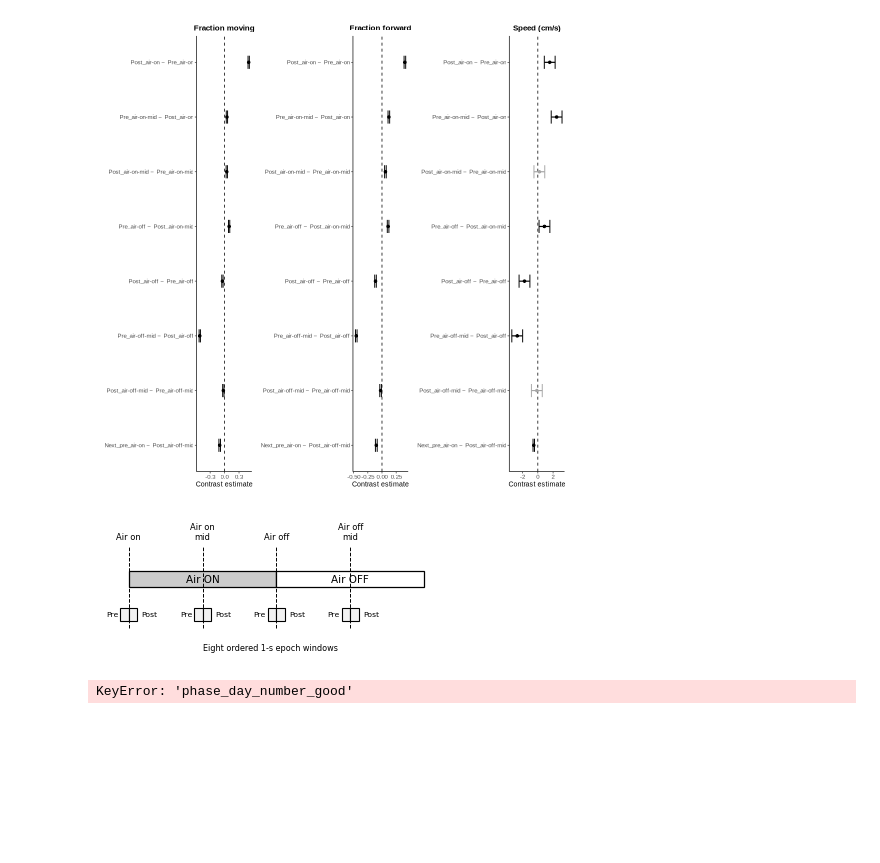
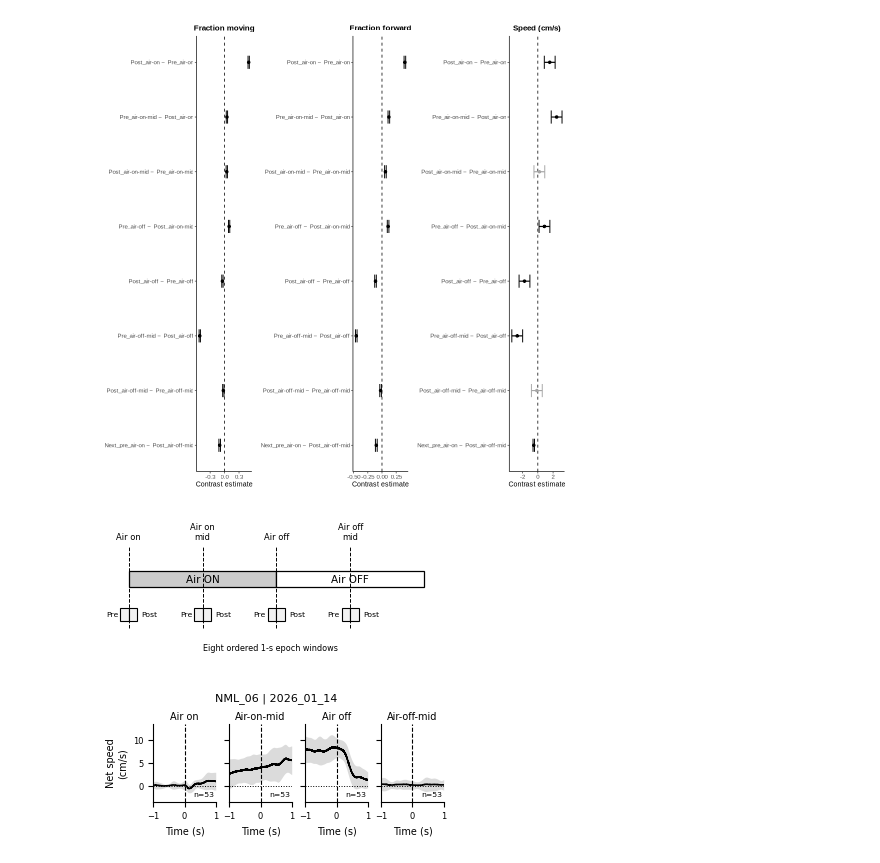
Before and after one commit to neuromomentumlab/Classical_Conditioning_Air_Wheel, a Jupyter notebook: Python/notebooks/air_training_analysis_01.ipynb, the cells around one changed output. Drawn from its saved outputs; the diff is of its cells as text; code cells hidden in the pictures; blank space fills up the shorter version.

```diff
--- a/Python/notebooks/air_training_analysis_01.ipynb
+++ b/Python/notebooks/air_training_analysis_01.ipynb
@@ -1729,7 +1729,8 @@ def plot_raw_net_speed_traces_air_cycle_4anchors_one_animal(
     epoch_matrix_df,
     animal,
     phase="air_training",
-    phase_day_number_good=1,
+    date=None,
+    # phase_day_number_good=1,
     speed_key="speed_net_cms",
     pre_s=1.0,
     post_s=1.0,
@@ -1769,9 +1770,9 @@ def plot_raw_net_speed_traces_air_cycle_4anchors_one_animal(
 
     anchor_labels = {
         "air_on": "Air on",
-        "air_on_mid": "Air-on\nmidpoint",
+        "air_on_mid": "Air-on-mid",
         "air_off": "Air off",
-        "air_off_mid": "Air-off\nmidpoint",
+        "air_off_mid": "Air-off-mid",
     }
 
     # --------------------------------------------------
@@ -1781,7 +1782,7 @@ def plot_raw_net_speed_traces_air_cycle_4anchors_one_animal(
     sub_all = epoch_matrix_df[
         (epoch_matrix_df["animal"] == animal) &
         (epoch_matrix_df["phase"] == phase) &
-        (epoch_matrix_df["phase_day_number_good"] == phase_day_number_good) &
+        # (epoch_matrix_df["phase_day_number_good"] == phase_day_number_good) &
         (epoch_matrix_df["anchor_name"].isin(anchor_order))
     ].copy()
 
@@ -1803,16 +1804,16 @@ def plot_raw_net_speed_traces_air_cycle_4anchors_one_animal(
     # Get date
     # --------------------------------------------------
 
-    dates = sorted(sub_all["date"].dropna().unique())
+    # dates = sorted(sub_all["date"].dropna().unique())
 
-    if len(dates) == 0:
-        print("No date found.")
-        return None
+    # if len(dates) == 0:
+    #     print("No date found.")
+    #     return None
 
-    if len(dates) > 1:
-        print("More than one date found for this phase day. Using first:", dates[0])
+    # if len(dates) > 1:
+    #     print("More than one date found for this phase day. Using first:", dates[0])
 
-    date = dates[0]
+    # date = dates[0]
 
     sub_all = sub_all[sub_all["date"] == date].copy()
 
@@ -1925,7 +1926,7 @@ def plot_raw_net_speed_traces_air_cycle_4anchors_one_animal(
     fig, axes = plt.subplots(
         1,
         4,
-        figsize=(6.8, 1.8),
+        figsize=(3.5, 1.5),
         sharex=True,
         sharey=True
     )
@@ -2016,9 +2017,9 @@ def plot_raw_net_speed_traces_air_cycle_4anchors_one_animal(
         ax.set_xlabel("Time (s)", fontsize=7)
 
     fig.suptitle(
-        f"{animal} | {phase} | day {phase_day_number_good} | {date}",
+        f"{animal} | {date}",
         fontsize=8,
-        y=1.05
+        y=0.99
     )
 
     fig.tight_layout(pad=0.35)
@@ -2030,47 +2031,48 @@ def plot_raw_net_speed_traces_air_cycle_4anchors_one_animal(
     if fig_dir is not None:
         fig_dir = Path(fig_dir)
         fig_dir.mkdir(parents=True, exist_ok=True)
 
         fname_base = (
-            f"{save_prefix}_{animal}_{phase}_day{phase_day_number_good}_{date}"
+            f"{save_prefix}_{animal}_{phase}_{date}"
         )
 
         fig.savefig(
             fig_dir / f"{fname_base}.pdf",
             bbox_inches="tight"
         )
 
         fig.savefig(
             fig_dir / f"{fname_base}.png",
             dpi=600,
             bbox_inches="tight"
         )
 
     plt.show()
 
     return {
         "fig": fig,
         "axes": axes,
         "traces_by_anchor": traces_by_anchor,
         "time": t,
         "animal": animal,
         "date": date,
         "phase": phase,
-        "phase_day_number_good": phase_day_number_good,
+        # "phase_day_number_good": phase_day_number_good,
         "speed_key": speed_key,
     }
+
+out = plot_raw_net_speed_traces_air_cycle_4anchors_one_animal(
+    epoch_matrix_df=encoder_epoch_df,
+    animal="NML_06",
+    phase="air_training",
+    date = "2026_01_14",
+    # phase_day_number_good=1,
+    speed_key="speed_net_cms",
+    pre_s=1.0,
+    post_s=1.0,
+    max_traces=None,
+    show_individual_traces=False,
+    fig_dir=fig_dir_str,
+)
+# %% [output]
+[figure, added]
-# %%
-out = plot_raw_net_speed_traces_air_cycle_4anchors_one_animal(
-    epoch_matrix_df=encoder_epoch_df,
-    animal="NML_08",
-    phase="air_training",
-    phase_day_number_good=1,
-    speed_key="speed_net_cms",
-    pre_s=1.0,
-    post_s=1.0,
-    max_traces=None,
-    show_individual_traces=False,
-    fig_dir=fig_dir_str,
-)
-# %% [output]
-KeyError: 'phase_day_number_good'
```
Also changed, not shown: parts of 1 cell of this notebook, 1 other file.
